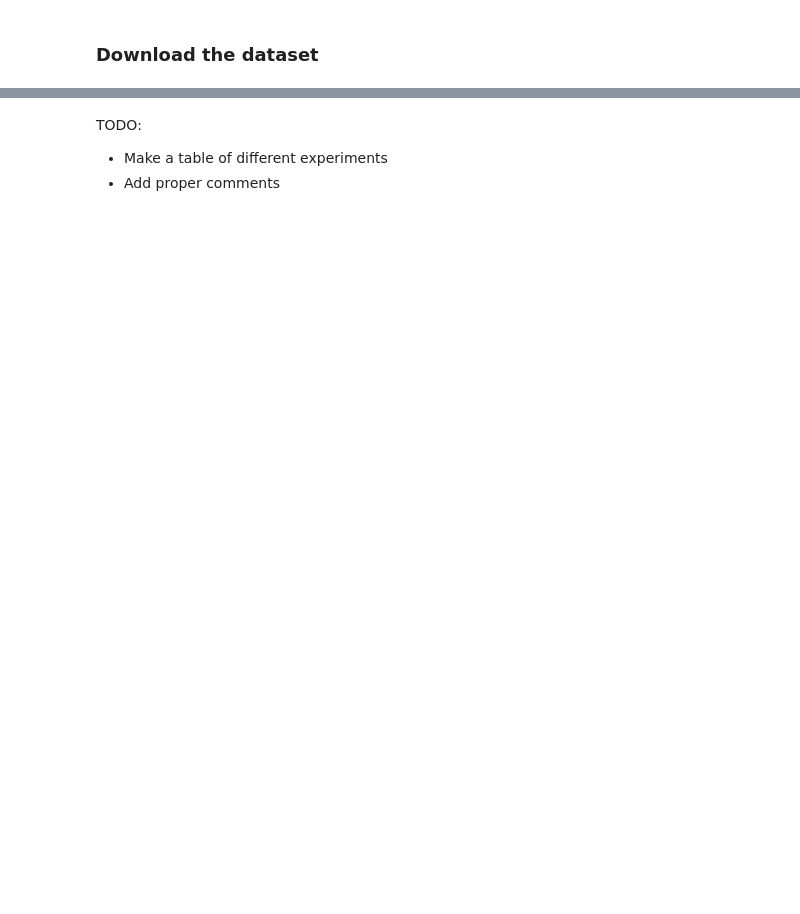
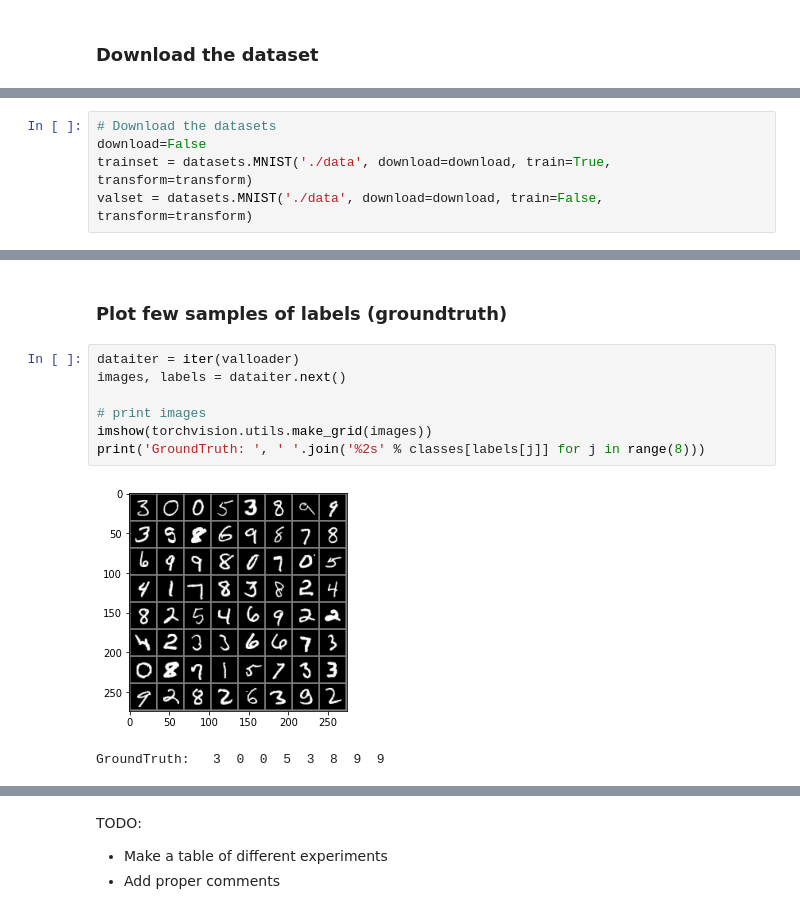
Before and after one commit to archity/DS-Lab, a Jupyter notebook: Lab2/nn_mlp_sklearn.ipynb, the cells around one changed output, grey strips where cells are left out. Saved outputs shown, nothing was run; the diff lists cells and outputs as text; blank space fills up the shorter version.

```diff
--- a/Lab2/nn_mlp_sklearn.ipynb
+++ b/Lab2/nn_mlp_sklearn.ipynb
@@ -243 +257,6 @@ transform = transforms.Compose([transforms.ToTensor(),
+# %%
+# Download the datasets
+download=False
+trainset = datasets.MNIST('./data', download=download, train=True, transform=transform)
+valset = datasets.MNIST('./data', download=download, train=False, transform=transform)
 # %%
@@ -435,0 +418,12 @@ Model Accuracy = 0.9746
+# %% [markdown]
+### Plot few samples of labels (groundtruth)
+# %%
+dataiter = iter(valloader)
+images, labels = dataiter.next()
+
+# print images
+imshow(torchvision.utils.make_grid(images))
+print('GroundTruth: ', ' '.join('%2s' % classes[labels[j]] for j in range(8)))
+# %% [output]
+[figure, added]
+GroundTruth:   3  0  0  5  3  8  9  9
```
Also changed, not shown: parts of 30 cells of this notebook, 1 other file.
